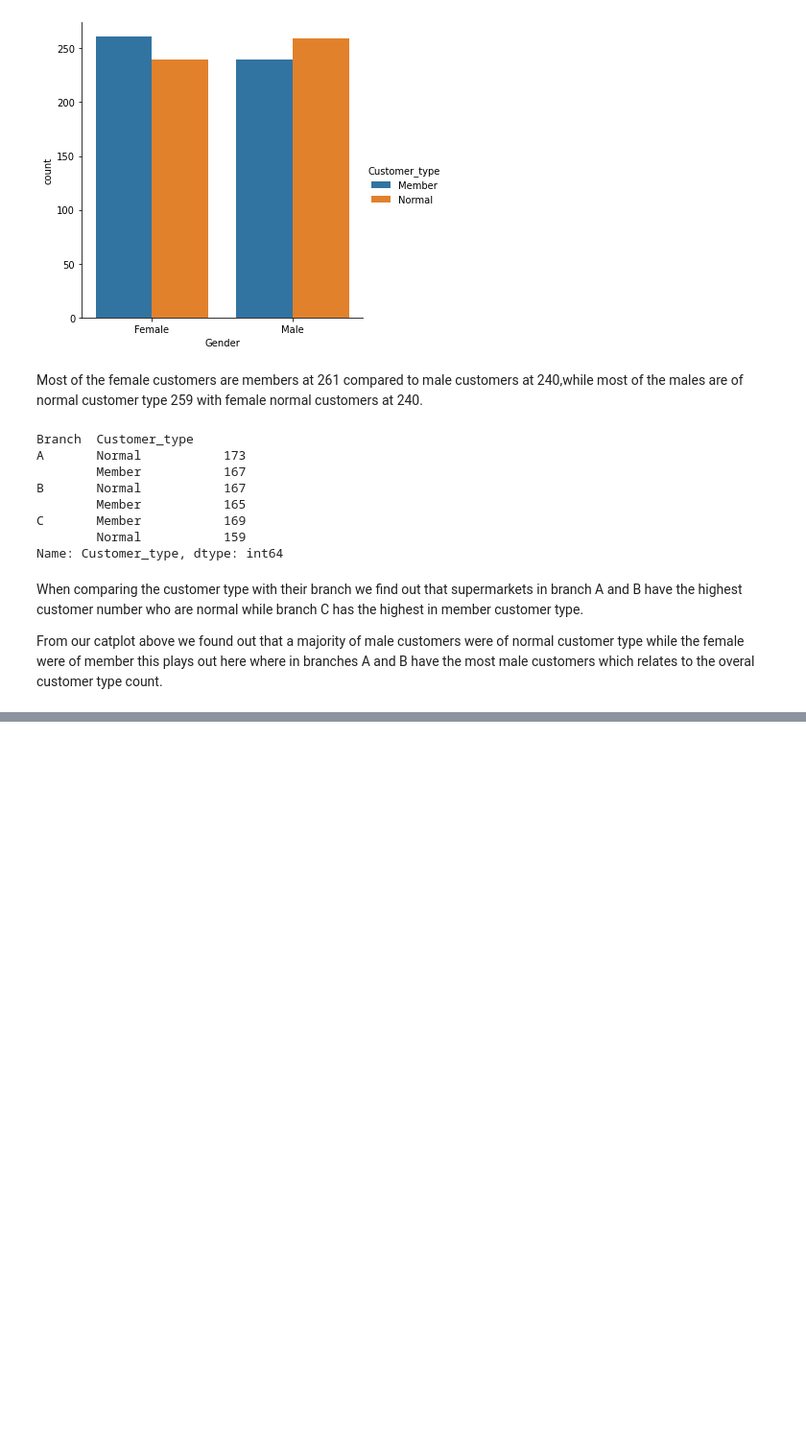
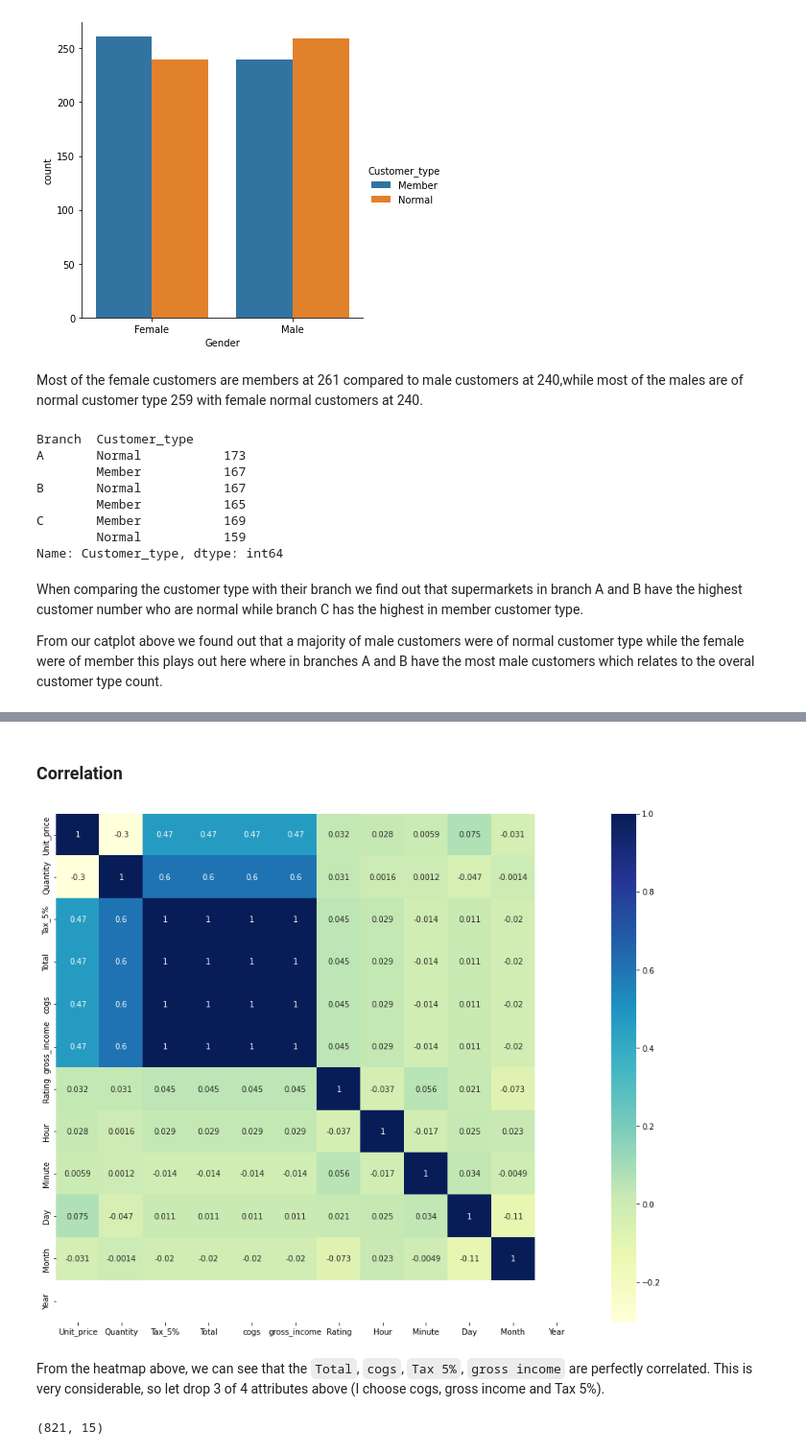
Before and after one commit to JammalAdeyemi/DataScience_Project, a Jupyter notebook: Probabilistic_Sales_Forecasting.ipynb, the cells around one changed output, grey strips where cells are left out. Shown at 96% size. Cells and saved outputs as stored; diff of their text form; code cells hidden in the pictures; blank space fills up the shorter version.

```diff
--- a/Probabilistic_Sales_Forecasting.ipynb
+++ b/Probabilistic_Sales_Forecasting.ipynb
@@ -425,0 +529,16 @@ From our catplot above we found out that a majority of male customers were of no
+# %% [markdown]
+### Correlation
+# %%
+corr = df.corr(method = 'pearson')
+plt.figure(figsize = (15,12))
+sns.heatmap(corr, annot=True, cmap='YlGnBu')
+plt.show()
+# %% [output]
+[figure, added]
+# %% [markdown]
+From the heatmap above, we can see that the `Total`, `cogs`, `Tax 5%`, `gross income` are perfectly correlated. This is very considerable, so let drop 3 of 4 attributes above (I choose cogs, gross income and Tax 5%).
+# %%
+df = df.drop(columns=['cogs','gross_income','Tax_5%'])
+df.shape
+# %% [output]
+(821, 15)
```
Also changed, not shown: parts of 17 cells of this notebook.
